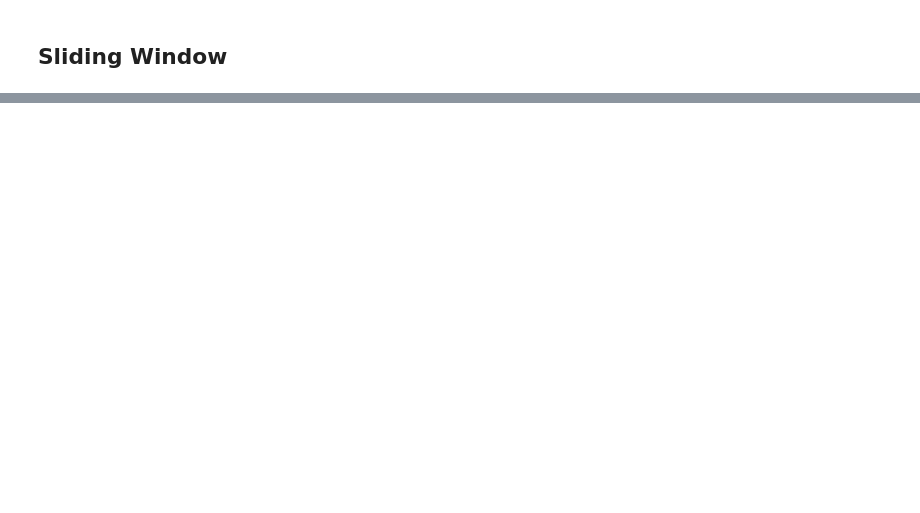
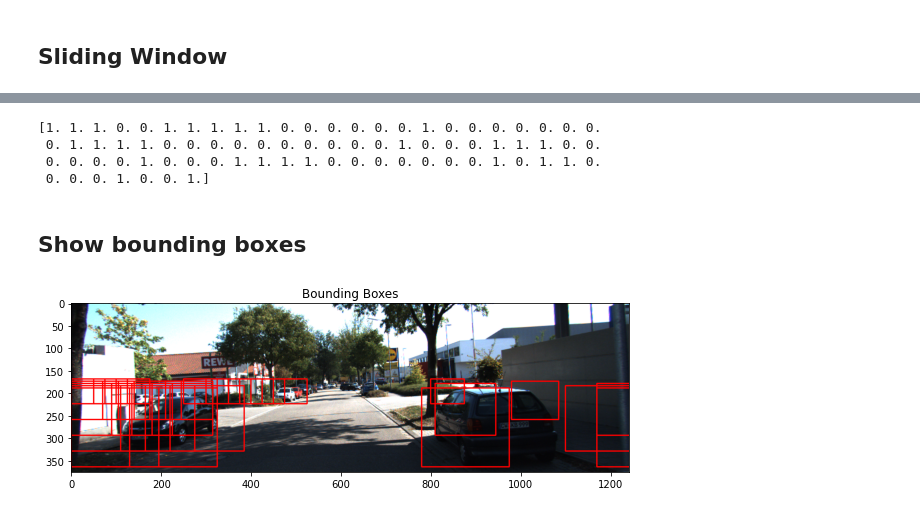
Before and after one commit to chrismartel/ECSE415-Project-G7, a Jupyter notebook: detection/detection.ipynb, the cells around one changed output, grey strips where cells are left out. Cells and saved outputs as stored; diff of their text form; code cells hidden in the pictures; blank space fills up the shorter version.

```diff
--- a/detection/detection.ipynb
+++ b/detection/detection.ipynb
@@ -90,0 +163,38 @@ SVC(C=10)
+# %%
+from tools.preprocessing import *
+
+feature_vectors = [
+  preprocess_image(img[y_upper:y_lower, x_upper:x_lower, :],
+                  input_shape, orientations,
+                  pixels_per_cell, cells_per_block)
+  for (x_upper, y_upper, x_lower, y_lower) in windows
+]
+
+predictions = clf.predict(feature_vectors)
+
+print(predictions)
+
+boxes = [windows[ind] for ind in np.argwhere(predictions == 1)[:,0]]
+# %% [output]
+[1. 1. 1. 0. 0. 1. 1. 1. 1. 1. 0. 0. 0. 0. 0. 0. 1. 0. 0. 0. 0. 0. 0. 0.
+ 0. 1. 1. 1. 1. 0. 0. 0. 0. 0. 0. 0. 0. 0. 0. 1. 0. 0. 0. 1. 1. 1. 0. 0.
+ 0. 0. 0. 0. 1. 0. 0. 0. 1. 1. 1. 1. 0. 0. 0. 0. 0. 0. 0. 1. 0. 1. 1. 0.
+ 0. 0. 0. 1. 0. 0. 1.]
+# %% [markdown]
+## Show bounding boxes
+# %%
+img_boxes = img.copy()
+
+colors = getUniqueColors(len(boxes))
+
+for i, (xi, yi, xf, yf) in enumerate(boxes):
+  # img_boxes = cv2.rectangle(img_boxes, (xi, yi), (xf, yf), colors[i], 2)
+  img_boxes = cv2.rectangle(img_boxes, (xi, yi), (xf, yf), (255, 0, 0), 2)
+
+# boxes
+plt.figure(figsize = (10, 10))
+plt.title("Bounding Boxes")
+plt.imshow(img_boxes)
+plt.show()
+# %% [output]
+[figure, added]
```
Also changed, not shown: parts of 14 cells of this notebook, 3 other files.
